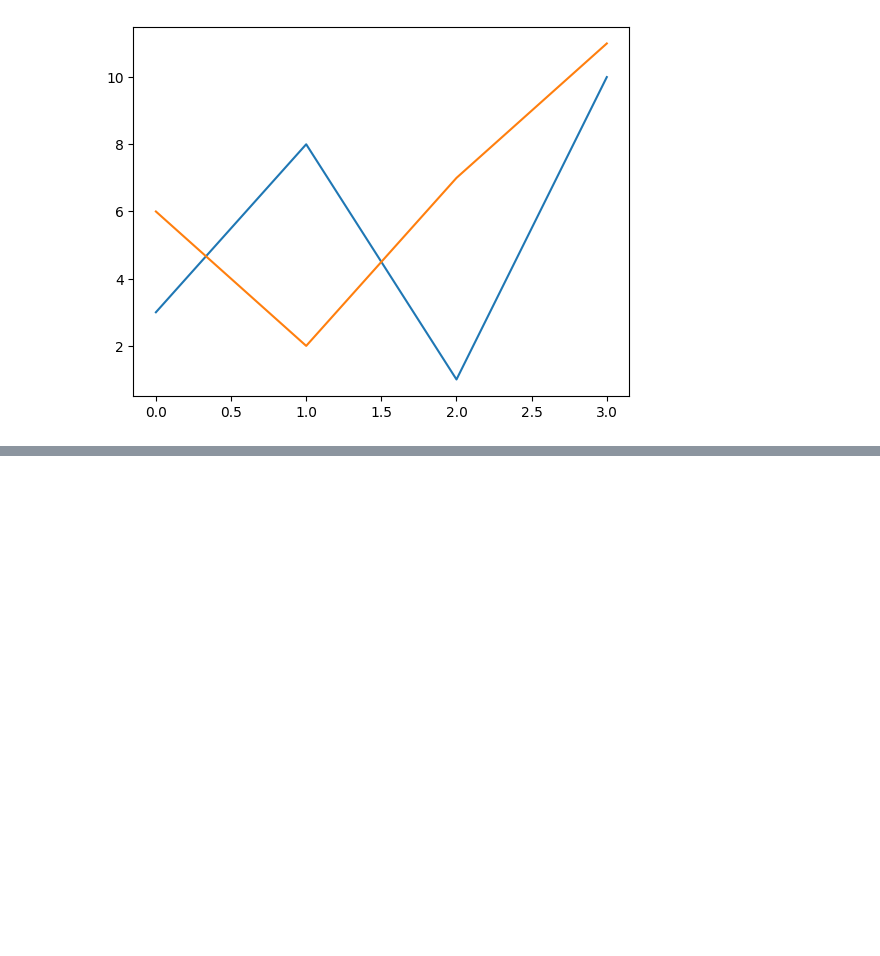
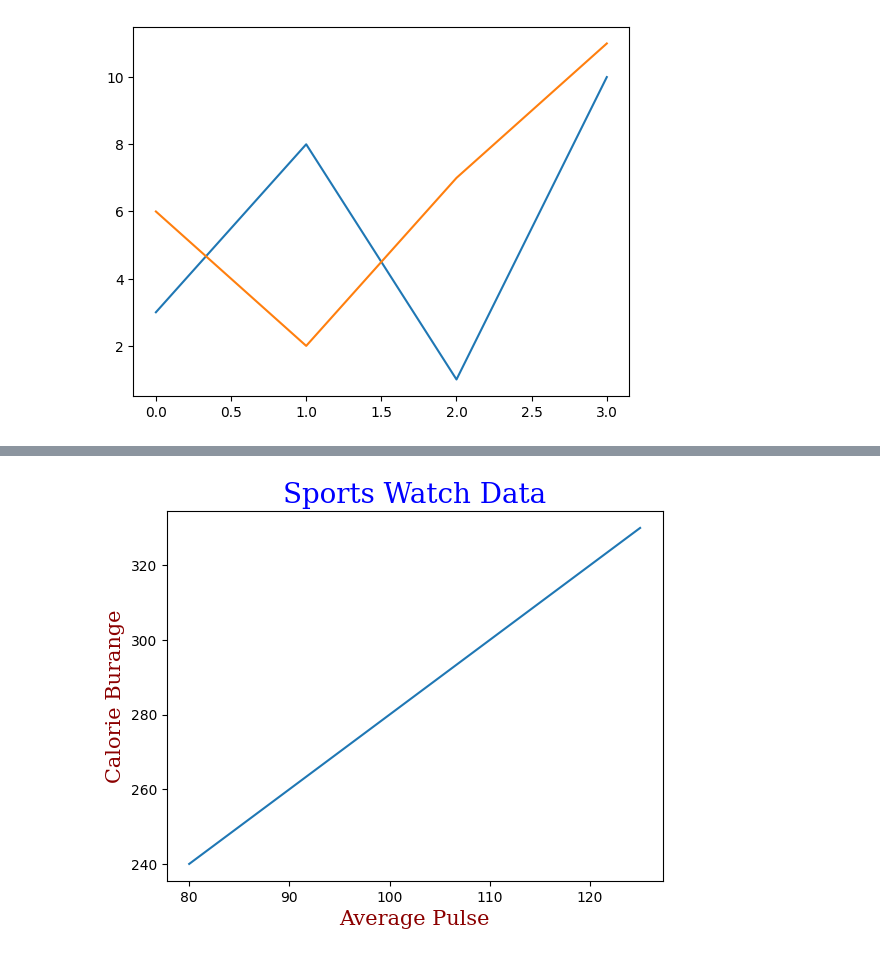
Before and after one commit to Dhanraj-SH/Learning_python, a Jupyter notebook: Mathplotlib/mathplotlib.ipynb, the cells around one changed output, grey strips where cells are left out. Saved outputs shown, nothing was run; the diff lists cells and outputs as text; code cells hidden in the pictures; blank space fills up the shorter version.

```diff
--- a/Mathplotlib/mathplotlib.ipynb
+++ b/Mathplotlib/mathplotlib.ipynb
@@ -303,0 +332,14 @@ plt.show()
+# %%
+# Set font properties for Title and labels - you can use the 'fontdict' parameter in 'xlabel()', 'ylabel()' and 'title()' to set font properties for the title and labels
+
+font1 = {'family':'serif', 'color':'blue', 'size':20}
+font2 = {'family':'serif', 'color':'darkred', 'size':15}
+
+plt.title("Sports Watch Data", fontdict= font1)
+plt.xlabel("Average Pulse", fontdict = font2)
+plt.ylabel("Calorie Burange", fontdict = font2)
+
+plt.plot(x, y)
+plt.show()
+# %% [output]
+[figure, added]
```
Also changed, not shown: parts of 28 cells of this notebook.
